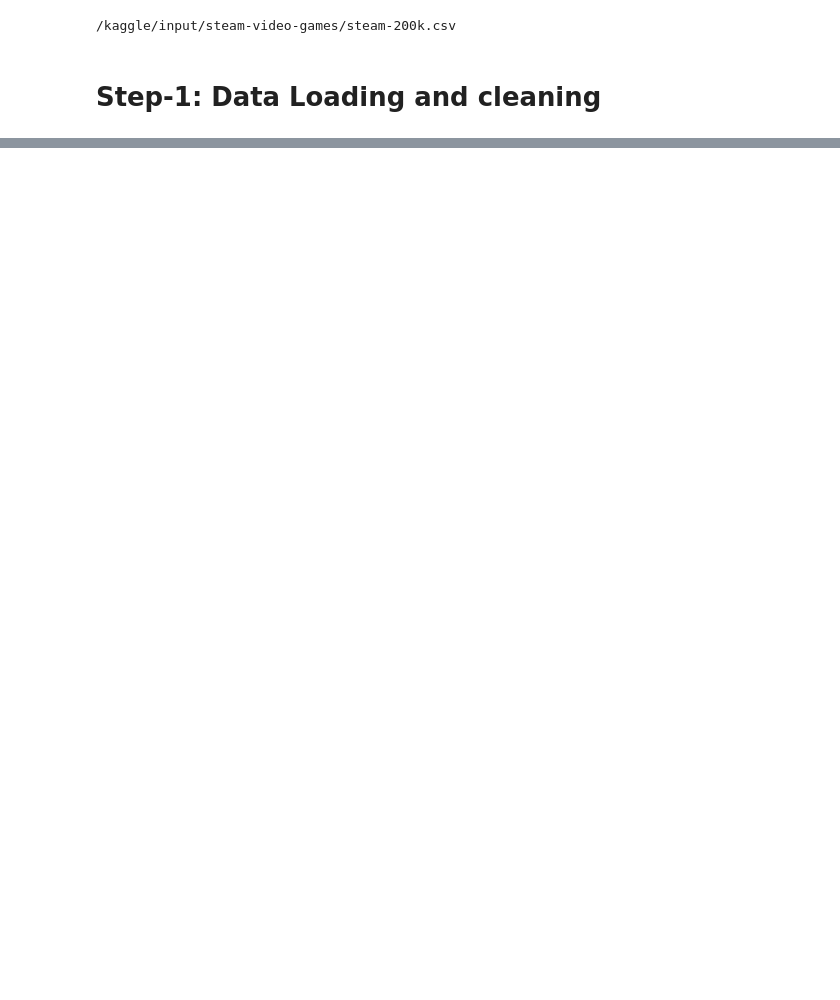
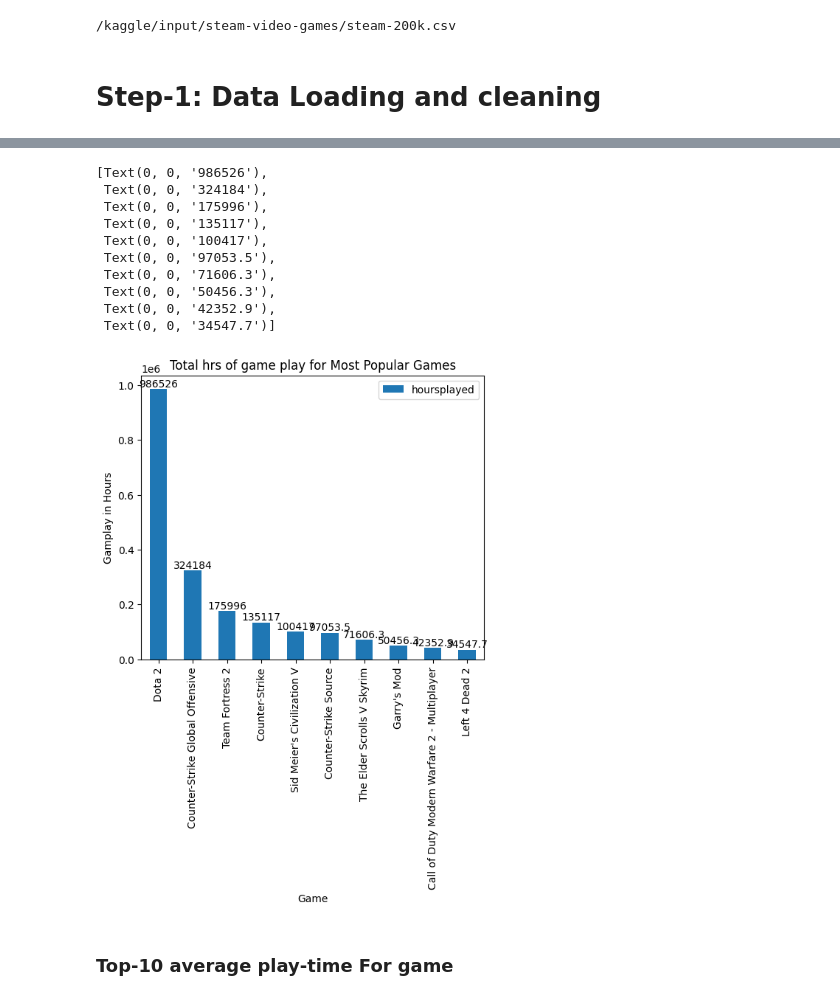
Before and after one commit to ameygawade/DataScience-Kaggle-Recommender_system-Stem_games, a Jupyter notebook: recommender-system-steam.ipynb, the cells around one changed output, grey strips where cells are left out. Saved outputs shown, nothing was run; the diff lists cells and outputs as text; code cells hidden in the pictures; blank space fills up the shorter version.

```diff
--- a/recommender-system-steam.ipynb
+++ b/recommender-system-steam.ipynb
@@ -33,0 +144,3 @@ dtype: int64
+# %%
+gameplay_hrs =df.groupby(['game'])[['hoursplayed']].sum().sort_values(by='hoursplayed',ascending=False).head(10)
+gameplay_hrs
@@ -33,0 +160,19 @@ dtype: int64
+# %%
+ax = gameplay_hrs.plot(kind='bar', title='Total hrs of game play for Most Popular Games', ylabel='Gamplay in Hours',
+         xlabel='Game', figsize=(6, 5))
+
+ax.bar_label(ax.containers[0])
+# %% [output]
+[Text(0, 0, '986526'),
+ Text(0, 0, '324184'),
+ Text(0, 0, '175996'),
+ Text(0, 0, '135117'),
+ Text(0, 0, '100417'),
+ Text(0, 0, '97053.5'),
+ Text(0, 0, '71606.3'),
+ Text(0, 0, '50456.3'),
+ Text(0, 0, '42352.9'),
+ Text(0, 0, '34547.7')]
+[figure, added]
+# %% [markdown]
+### Top-10 average play-time For game
```
Also changed, not shown: parts of 28 cells of this notebook.
